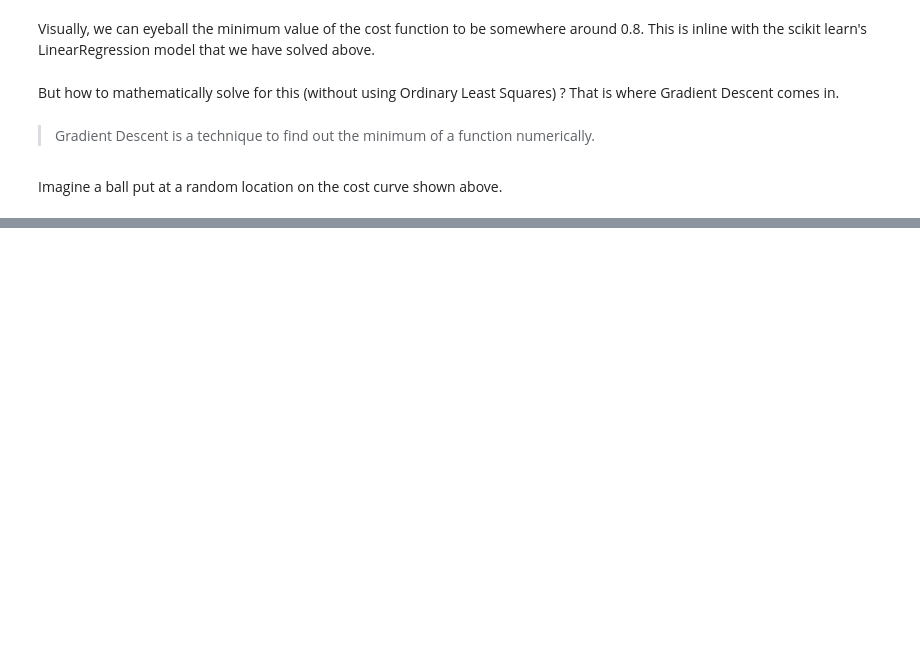
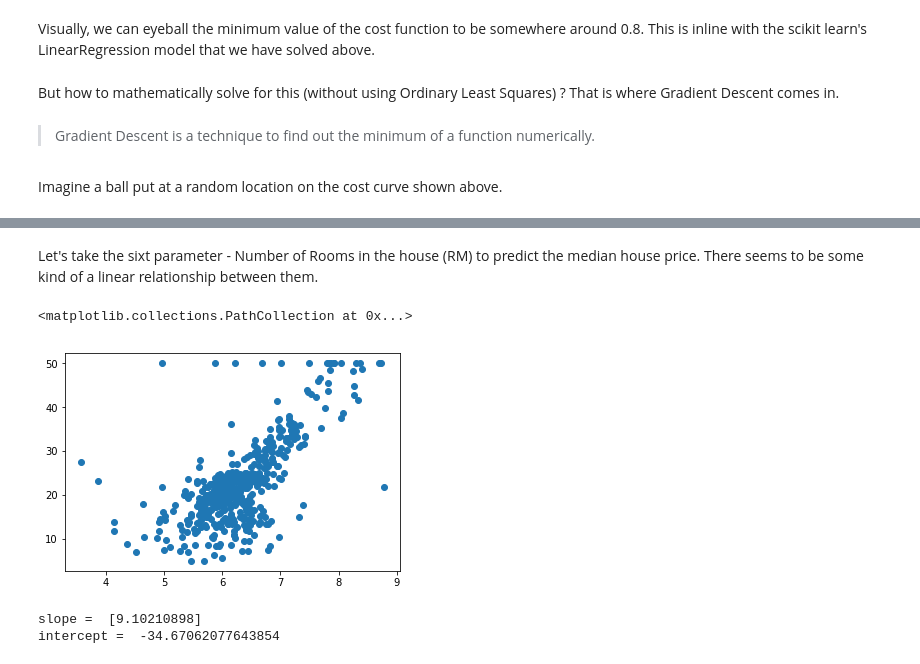
Before and after one commit to hotcode002/deep_learning, a Jupyter notebook: Week 1/gradient_descent.ipynb, the cells around one changed output, grey strips where cells are left out. Drawn from its saved outputs; the diff is of its cells as text; code cells hidden in the pictures; blank space fills up the shorter version.

```diff
--- a/Week 1/gradient_descent.ipynb
+++ b/Week 1/gradient_descent.ipynb
@@ -304,0 +583,32 @@ Imagine a ball put at a random location on the cost curve shown above.
+# %%
+import numpy as np
+
+height_weight = np.genfromtxt("./data/height_weight_male.csv",delimiter=",", skip_header=1)
+height_weight.shape
+
+from sklearn import datasets
+
+boston = datasets.load_boston()
+x = boston.data[:,5]
+y = boston.target
+# %% [markdown]
+Let's take the sixt parameter - Number of Rooms in the house (RM) to predict the median house price. There seems to be some kind of a linear relationship between them.
+# %%
+plt.scatter(x, y)
+# %% [output]
+<matplotlib.collections.PathCollection at 0x...>
+[figure, added]
+# %%
+from sklearn.linear_model import LinearRegression
+model = LinearRegression()
+
+model.fit(x.reshape(-1,1),y)
+
+slope = model.coef_
+intercept   = model.intercept_
+
+print ( "slope = ", slope)
+print ( "intercept = ", intercept)
+# %% [output]
+slope =  [9.10210898]
+intercept =  -34.67062077643854
```
Also changed, not shown: parts of 53 cells of this notebook, 8 other files.
